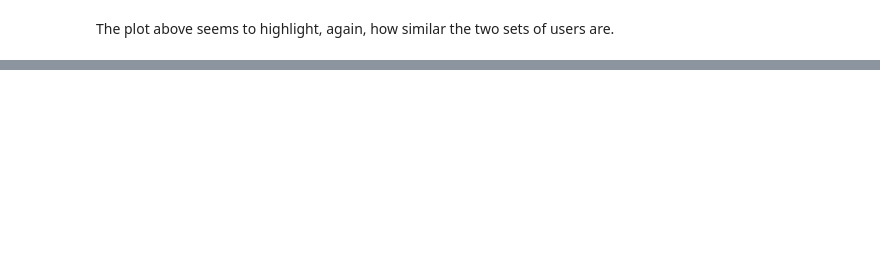
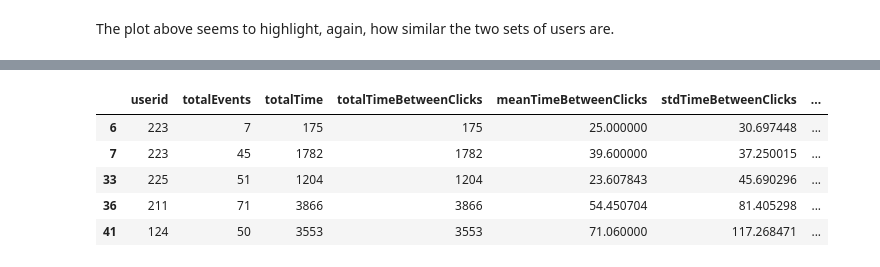
Before and after one commit to JonoCX/cake_data_notebooks_dsjm18, a Jupyter notebook: multi-session-predictions.ipynb, the cells around one changed output, grey strips where cells are left out. Cells and saved outputs as stored; diff of their text form; code cells hidden in the pictures; blank space fills up the shorter version.

```diff
--- a/multi-session-predictions.ipynb
+++ b/multi-session-predictions.ipynb
@@ -149,0 +171,11 @@ The plot above seems to highlight, again, how similar the two sets of users are.
+# %%
+# we still have the temporary column, we're going to need this to split off the data in the
+# raw, non-technical difficulties data!
+cake_raw_data_stats.head()
+# %% [output]
+|  | userid | totalEvents | totalTime | totalTimeBetweenClicks | meanTimeBetweenClicks | stdTimeBetweenClicks | ... |
+| 6 | 223 | 7 | 175 | 175 | 25.000000 | 30.697448 | ... |
+| 7 | 223 | 45 | 1782 | 1782 | 39.600000 | 37.250015 | ... |
+| 33 | 225 | 51 | 1204 | 1204 | 23.607843 | 45.690296 | ... |
+| 36 | 211 | 71 | 3866 | 3866 | 54.450704 | 81.405298 | ... |
+| 41 | 124 | 50 | 3553 | 3553 | 71.060000 | 117.268471 | ... |
```
Also changed, not shown: parts of 6 cells of this notebook, 6 other files.
